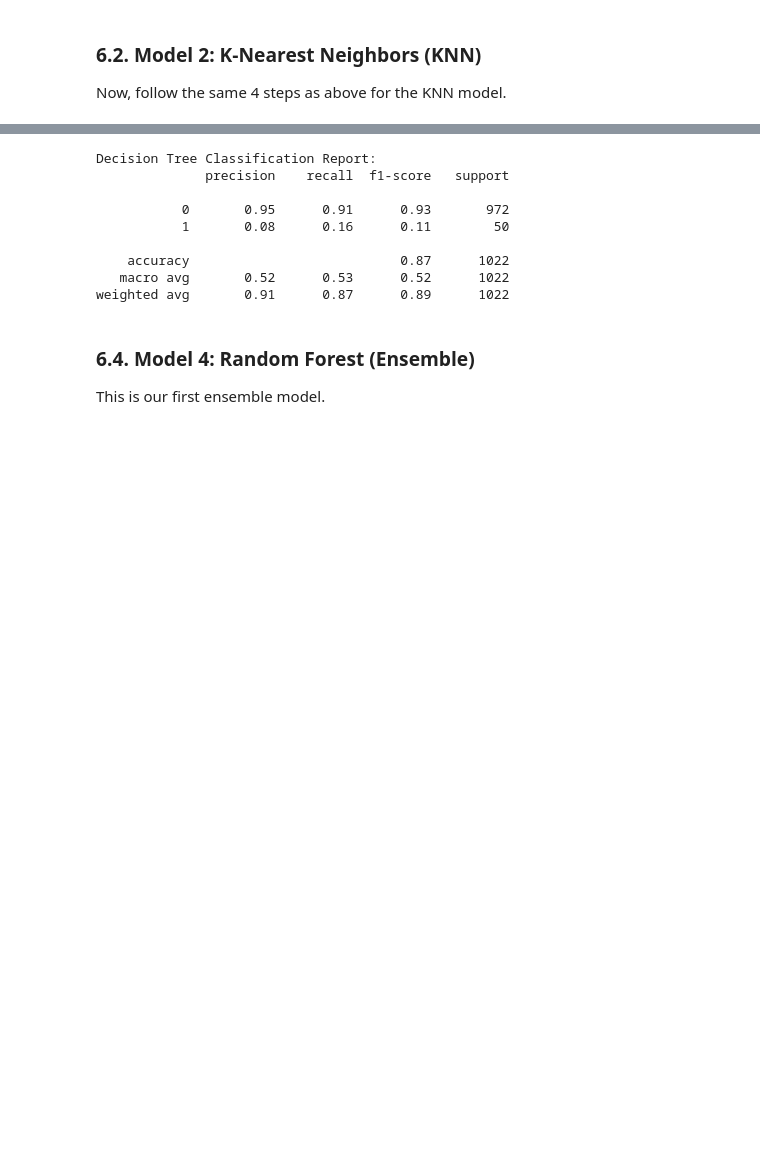
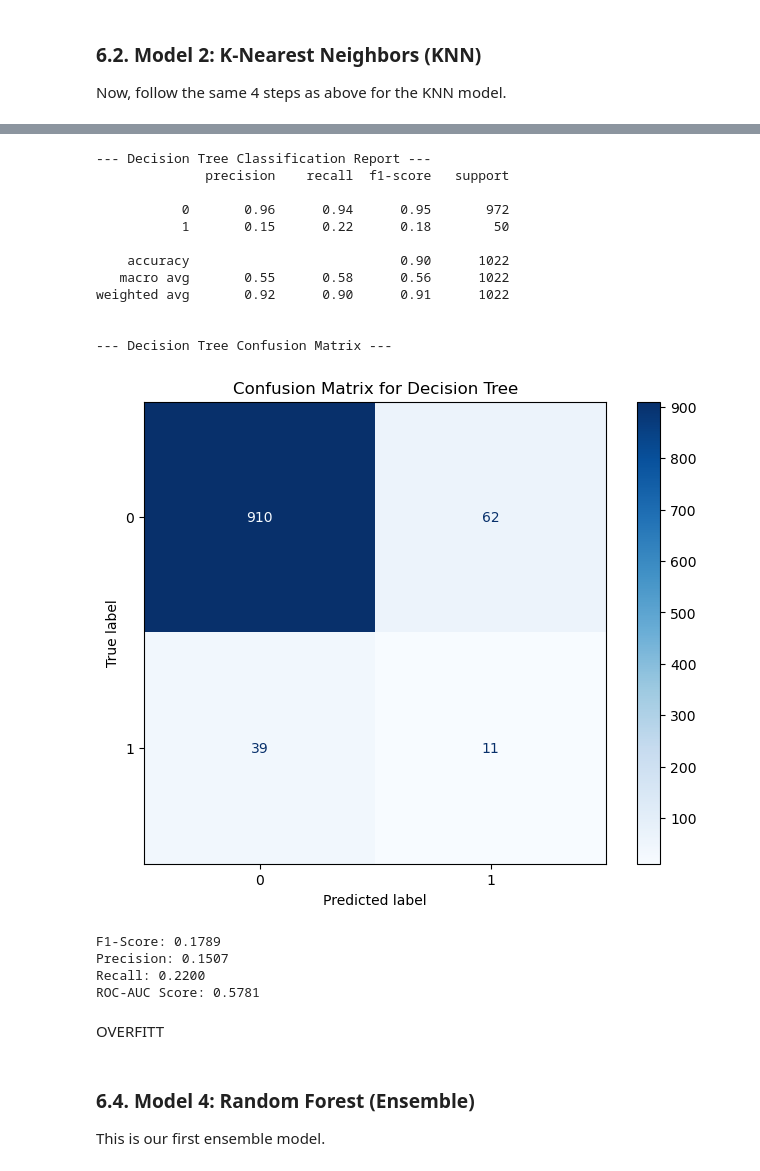
Before and after one commit to koba4real/MLDM-stroke-prediction-project, a Jupyter notebook: main-analysis.ipynb, the cells around one changed output, grey strips where cells are left out. Drawn from its saved outputs; the diff is of its cells as text; code cells hidden in the pictures; blank space fills up the shorter version.

```diff
--- a/main-analysis.ipynb
+++ b/main-analysis.ipynb
@@ -1205,33 +1480,66 @@ Follow the same pattern for the Decision Tree model.
 # %%
-# 1. Initialize and train the model
-# We set random_state=42 to ensure we get the same results every time we run the code.
+# Initialize the Decision Tree Classifier
+# We set a random_state to ensure the results are the same every time we run the code.
 dt = DecisionTreeClassifier(random_state=42)
+# Train the model on the balanced (SMOTE) training data
 dt.fit(X_train_smote, y_train_smote)
 
-# 2. Make predictions on the test set
+# Make predictions on the original, unbalanced test set
 y_pred_dt = dt.predict(X_test)
 
-# 3. Evaluate the model
-print("Decision Tree Classification Report:")
+# Predict probabilities for the ROC-AUC score
+y_pred_proba_dt = dt.predict_proba(X_test)[:, 1]
+
+# Print the Classification Report
+print("--- Decision Tree Classification Report ---")
 print(classification_report(y_test, y_pred_dt))
 
-# 4. Store results for our final comparison
+# Display the Confusion Matrix
+print("\n--- Decision Tree Confusion Matrix ---")
+fig, ax = plt.subplots(figsize=(8, 6))
+ConfusionMatrixDisplay.from_estimator(
+    dt,
+    X_test,
+    y_test,
+    ax=ax,
+    cmap='Blues',
+    values_format='d'
+)
+plt.title("Confusion Matrix for Decision Tree")
+plt.show()
+
+# --- Store the results for our final comparison table ---
 results['Decision Tree'] = {
     'F1-Score': f1_score(y_test, y_pred_dt),
     'Precision': precision_score(y_test, y_pred_dt),
     'Recall': recall_score(y_test, y_pred_dt),
-    'ROC-AUC': roc_auc_score(y_test, y_pred_dt)
+    'ROC-AUC': roc_auc_score(y_test, y_pred_proba_dt)
 }
+
+print(f"\nF1-Score: {results['Decision Tree']['F1-Score']:.4f}")
+print(f"Precision: {results['Decision Tree']['Precision']:.4f}")
+print(f"Recall: {results['Decision Tree']['Recall']:.4f}")
+print(f"ROC-AUC Score: {results['Decision Tree']['ROC-AUC']:.4f}")
 # %% [output]
-Decision Tree Classification Report:
+--- Decision Tree Classification Report ---
               precision    recall  f1-score   support
 
-           0       0.95      0.91      0.93       972
-           1       0.08      0.16      0.11        50
+           0       0.96      0.94      0.95       972
+           1       0.15      0.22      0.18        50
 
-    accuracy                           0.87      1022
-   macro avg       0.52      0.53      0.52      1022
-weighted avg       0.91      0.87      0.89      1022
+    accuracy                           0.90      1022
+   macro avg       0.55      0.58      0.56      1022
+weighted avg       0.92      0.90      0.91      1022
+
+
+--- Decision Tree Confusion Matrix ---
+[figure, added]
+F1-Score: 0.1789
+Precision: 0.1507
+Recall: 0.2200
+ROC-AUC Score: 0.5781
+# %% [markdown]
+OVERFITT
 # %% [markdown]
 ### 6.4. Model 4: Random Forest (Ensemble)
 
```
Also changed, not shown: parts of 24 cells of this notebook.
